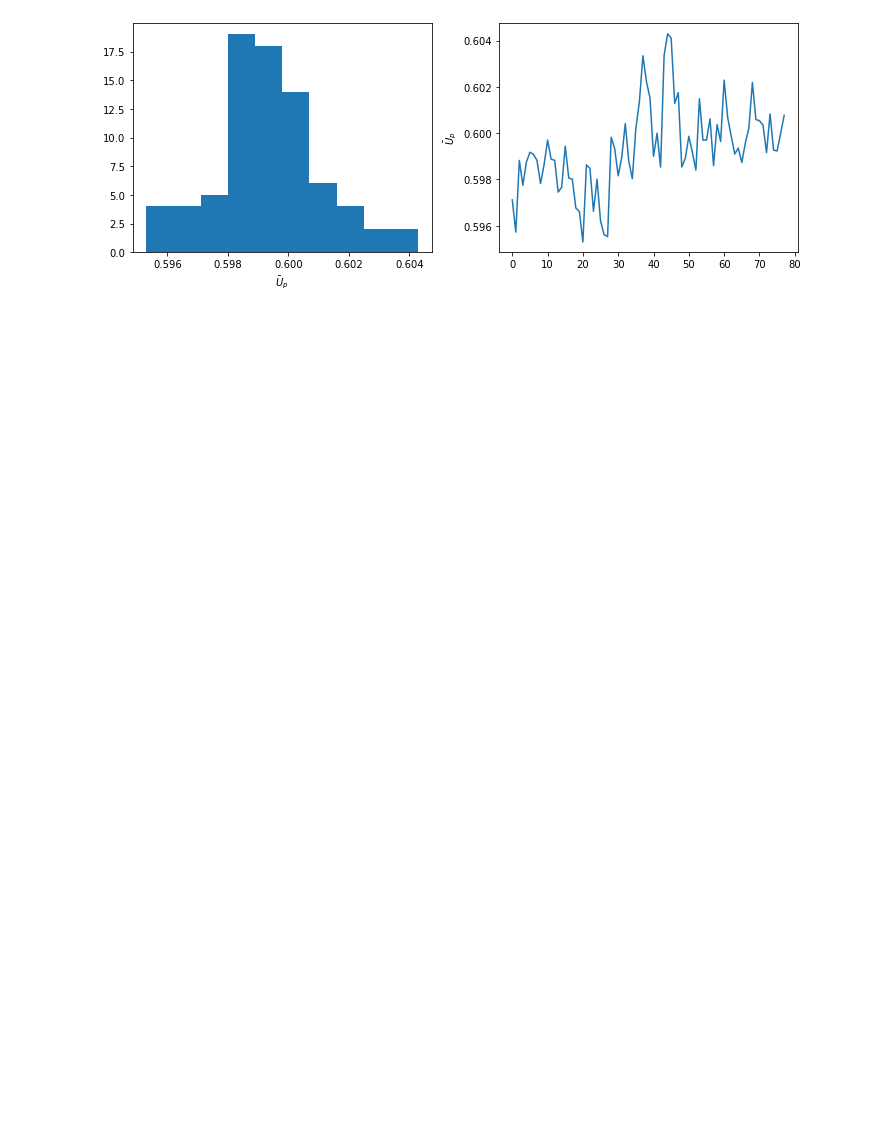
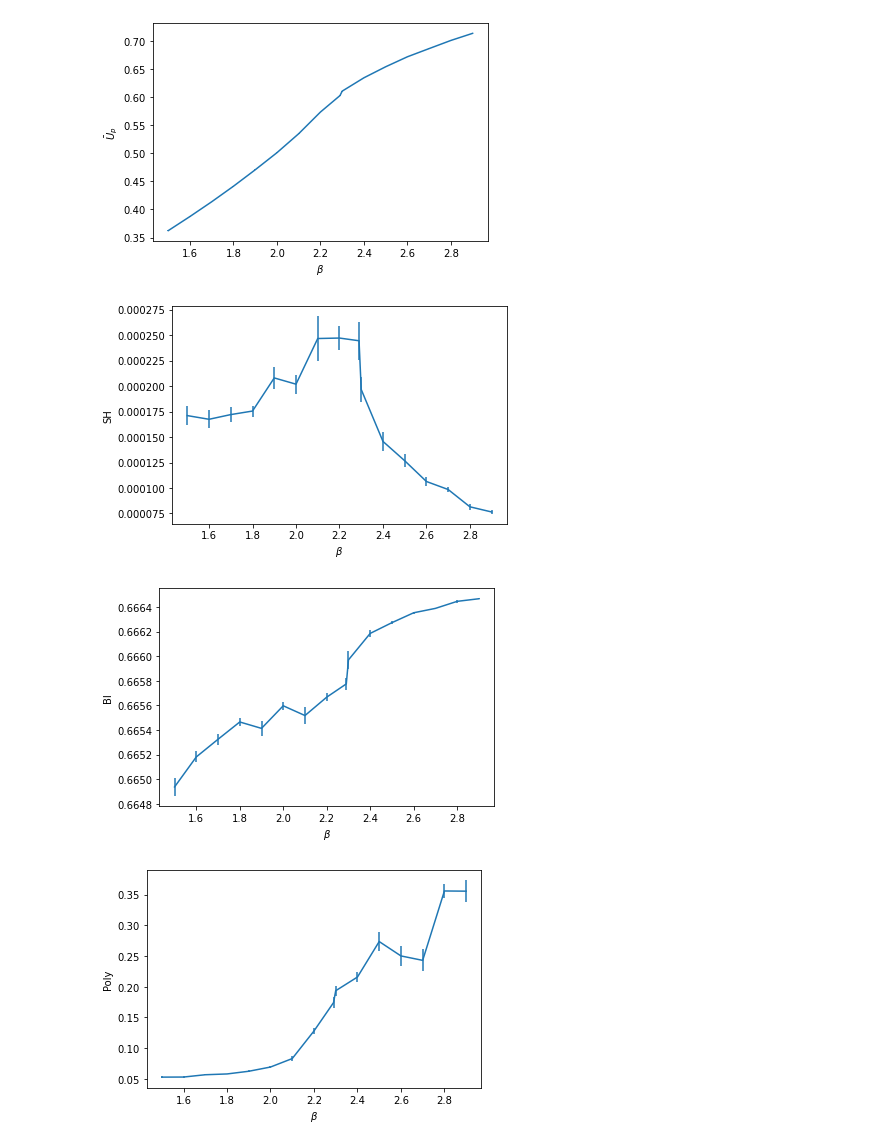
Before and after one commit to dave452/LatticeSU2, a Jupyter notebook: LatticeSU2.ipynb, the cells around one changed output. Drawn from its saved outputs; the diff is of its cells as text; code cells hidden in the pictures; blank space fills up the shorter version.

Commit message:
Added analysis class
Added analysis class and fixed notation for SU(2)

```diff
--- a/LatticeSU2.ipynb
+++ b/LatticeSU2.ipynb
@@ -150,6 +179,3 @@ class Lattice:
         f.write(" Process finalised")
         f.close()
         return poly, plaq
-# %%
-Nt =4; Ns = 16; beta = 2.29; Nor = 4; Nhb =1;
-lat = Lattice(Nt,Ns,Nhb,Nor,beta, 'output.log')
@@ -177,12 +341,14 @@ lat.Update_full(N_therm, N_obs)
+# %%
+files = ['b1p5.log','test.log','b1p6.log','b1p7.log','b1p8.log','b1p9.log','b2p0.log','b2p1.log','b2p2.log','b2p3.log','b2p4.log','b2p5.log','b2p6.log','b2p7.log','b2p8.log','b2p9.log' ]
+ana = analysis(files, 10, 20 )
 # %%
-plt.figure(figsize = (10,4))
-plt.subplot(1,2,1)
-plt.hist(plaq)
-plt.xlabel('$\\bar{U}_p$')
-plt.subplot(1,2,2)
-plt.plot(plaq)
-plt.ylabel('$\\bar{U}_p$')
-plt.tight_layout()
-plt.show()
+ana.plot_obs('Plaq', '$\\bar{U}_p$')
+ana.plot_obs('SH', 'SH')
+ana.plot_obs('Bl', 'Bl')
+ana.plot_obs('Poly', 'Poly')
+ana.plot_obs('Xlp', 'Xlp')
 # %% [output]
-[figure, old version]
+[figure, new version]
+[figure, added]
+[figure, added]
+[figure, added]
```
Also changed, not shown: parts of 12 cells of this notebook.
